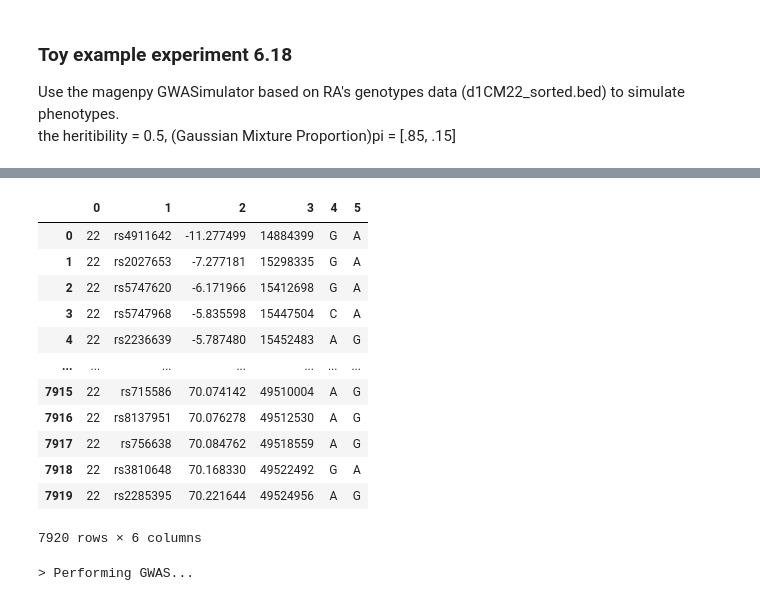
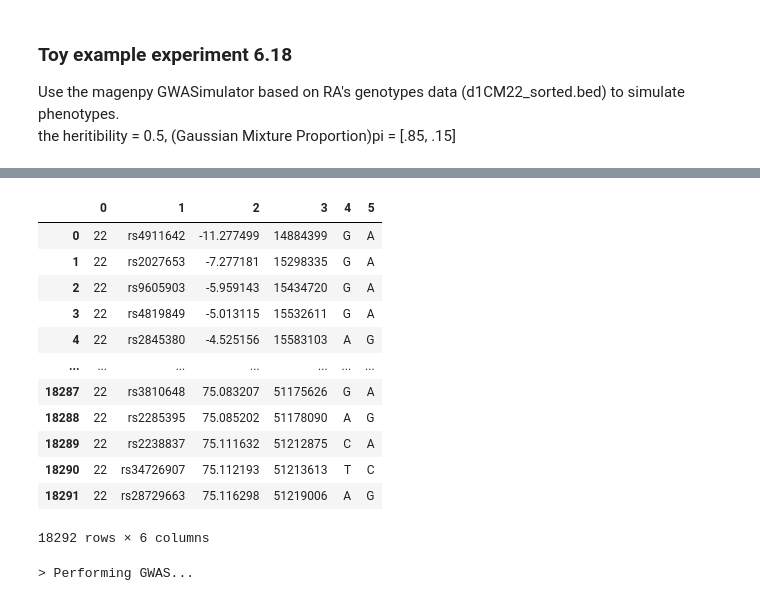
Before and after one commit to Yiqing-Zhu2000/RA_Project, a Jupyter notebook: Toy_example_expr.ipynb, the cells around one changed output, grey strips where cells are left out. Saved outputs shown, nothing was run; the diff lists cells and outputs as text; code cells hidden in the pictures.

```diff
--- a/Toy_example_expr.ipynb
+++ b/Toy_example_expr.ipynb
@@ -33,20 +35,21 @@ g_sim.to_phenotype_table()
 177 rows × 3 columns
 # %%
-pd.read_csv("CMdream1/chr22/d1CM22_sorted.bim", sep="\t", header=None)
+import pandas as pd
+pd.read_csv("CMAll_qced/chr22/ALL_CM_chr22.bim", sep="\t", header=None)
 # %% [output]
 |  | 0 | 1 | 2 | 3 | 4 | 5 |
 | 0 | 22 | rs4911642 | -11.277499 | 14884399 | G | A |
 | 1 | 22 | rs2027653 | -7.277181 | 15298335 | G | A |
-| 2 | 22 | rs5747620 | -6.171966 | 15412698 | G | A |
-| 3 | 22 | rs5747968 | -5.835598 | 15447504 | C | A |
-| 4 | 22 | rs2236639 | -5.787480 | 15452483 | A | G |
+| 2 | 22 | rs9605903 | -5.959143 | 15434720 | G | A |
+| 3 | 22 | rs4819849 | -5.013115 | 15532611 | G | A |
+| 4 | 22 | rs2845380 | -4.525156 | 15583103 | A | G |
 | ... | ... | ... | ... | ... | ... | ... |
-| 7915 | 22 | rs715586 | 70.074142 | 49510004 | A | G |
-| 7916 | 22 | rs8137951 | 70.076278 | 49512530 | A | G |
-| 7917 | 22 | rs756638 | 70.084762 | 49518559 | A | G |
-| 7918 | 22 | rs3810648 | 70.168330 | 49522492 | G | A |
-| 7919 | 22 | rs2285395 | 70.221644 | 49524956 | A | G |
+| 18287 | 22 | rs3810648 | 75.083207 | 51175626 | G | A |
+| 18288 | 22 | rs2285395 | 75.085202 | 51178090 | A | G |
+| 18289 | 22 | rs2238837 | 75.111632 | 51212875 | C | A |
+| 18290 | 22 | rs34726907 | 75.112193 | 51213613 | T | C |
+| 18291 | 22 | rs28729663 | 75.116298 | 51219006 | A | G |
-7920 rows × 6 columns
+18292 rows × 6 columns
 # %%
 g_sim.perform_gwas()
 g_sim.to_summary_statistics_table().to_csv(
```
Also changed, not shown: parts of 50 cells of this notebook, 2 other files.
